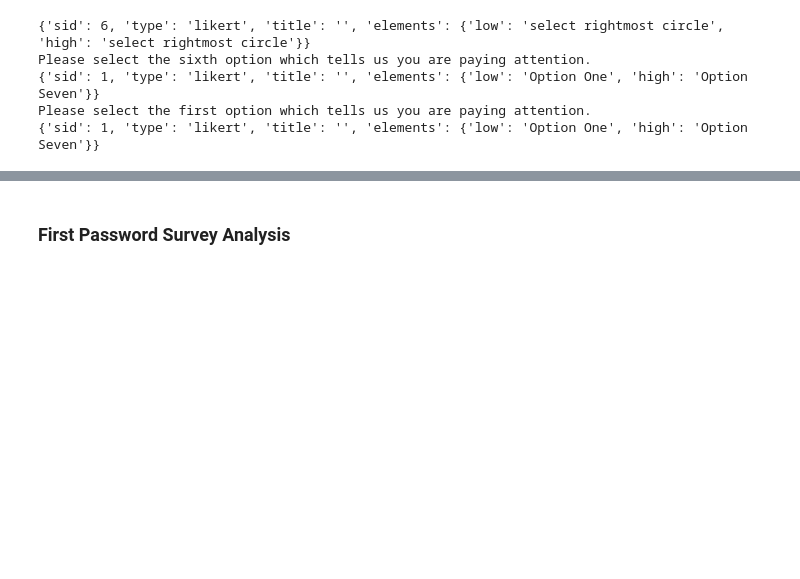
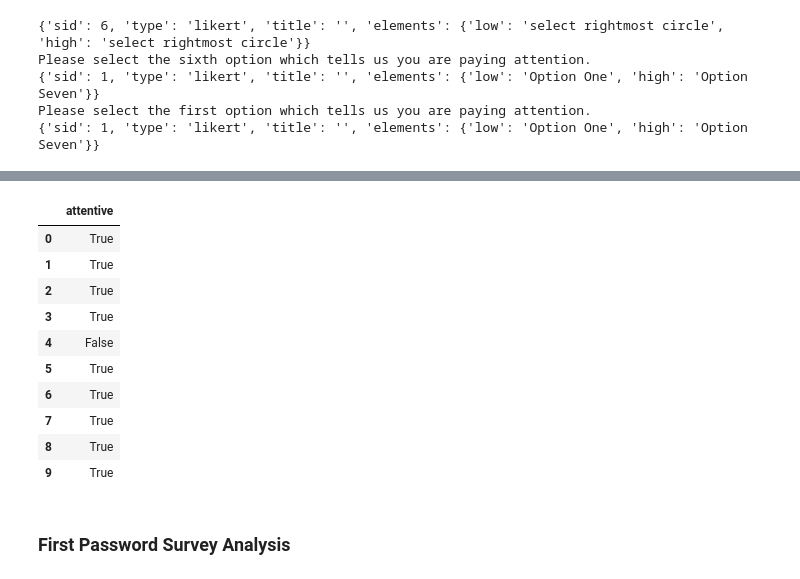
Before and after one commit to rizupaudel/designStudy, a Jupyter notebook: data/analysis.ipynb, the cells around one changed output, grey strips where cells are left out. Drawn from its saved outputs; the diff is of its cells as text; code cells hidden in the pictures; blank space fills up the shorter version.

```diff
--- a/data/analysis.ipynb
+++ b/data/analysis.ipynb
@@ -177,3 +192,19 @@ defaultdict(<function <lambda> at 0x...>, {0: True, 1: False, 2: True, 3: True,
+# %%
+attentive = pd.DataFrame(attentive_participants, index=[0]).transpose()
+attentive.columns = ['attentive']
+attentive
+# %% [output]
+|  | attentive |
+| 0 | True |
+| 1 | True |
+| 2 | True |
+| 3 | True |
+| 4 | False |
+| 5 | True |
+| 6 | True |
+| 7 | True |
+| 8 | True |
+| 9 | True |
 # %% [markdown]
 ### First Password Survey Analysis
 # %%
```
Also changed, not shown: parts of 13 cells of this notebook, 27 other files.
